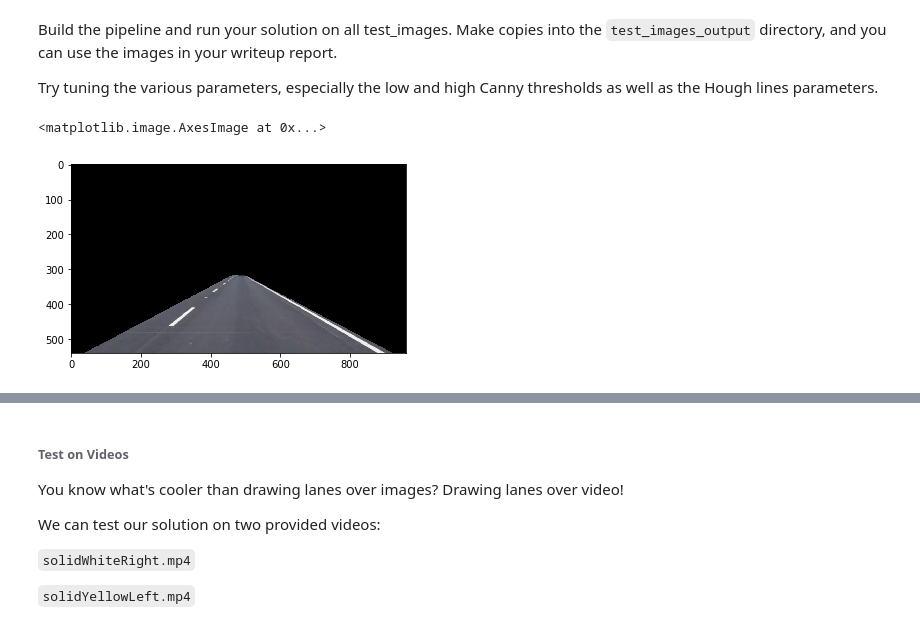
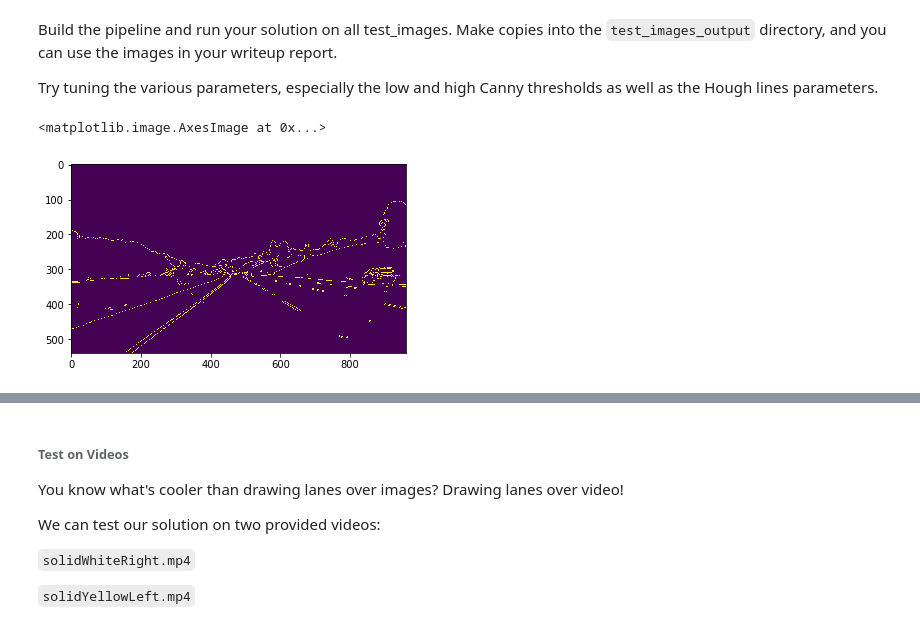
Before and after one commit to jordancharest/Finding-Lane-Lines, a Jupyter notebook: finding_lane_lines.ipynb, the cells around one changed output, grey strips where cells are left out. Drawn from its saved outputs; the diff is of its cells as text; code cells hidden in the pictures.

```diff
--- a/finding_lane_lines.ipynb
+++ b/finding_lane_lines.ipynb
@@ -51,7 +51,7 @@ import cv2
 ## Read in an Image
 # %%
 #reading in an image
-image = mpimg.imread('test_images/solidWhiteCurve.jpg')
+image = mpimg.imread('test_images/solidYellowCurve.jpg')
 
 #printing out some stats and plotting
 print('This image is:', type(image), 'with dimensions:', image.shape)
@@ -224,26 +316,19 @@ Try tuning the various parameters, especially the low and high Canny thresholds
 # %%
 # TODO: Build your pipeline that will draw lane lines on the test_images
 # then save them to the test_images_output directory.
 gray = cv2.cvtColor(image, cv2.COLOR_RGB2GRAY)
 
 # Apply Gaussian smoothing to suppress noise/spurious gradients
 kernel_size = 5
-gray = cv2.GaussianBlur(gray, (kernel_size, kernel_size), 0)
+image = cv2.GaussianBlur(image, (kernel_size, kernel_size), 0)
 
 # Canny Edge Detection
 low_threshold = 60
 high_threshold = 150
-edges = cv2.Canny(gray, low_threshold, high_threshold)
+edges = cv2.Canny(image, low_threshold, high_threshold)
 
-# Region Masking
-y_size = image.shape[0]
-x_size = image.shape[1]
-vertices = np.array([[(0.04*x_size,y_size),(0.48*x_size, 0.59*y_size), (0.52*x_size, 0.59*y_size), (0.96*x_size,y_size)]], dtype=np.int32)
-masked_edges = region_of_interest(edges, vertices)
-
-# Visualize the region mask (for optimizing the Canny parameters)
-show_region = region_of_interest(image, vertices)
-plt.imshow(show_region)
+# Visualize the detected edges
+plt.imshow(edges)
 # %% [output]
 <matplotlib.image.AxesImage at 0x...>
-[figure, old version]
+[figure, new version]
```
Also changed, not shown: parts of 14 cells of this notebook.
